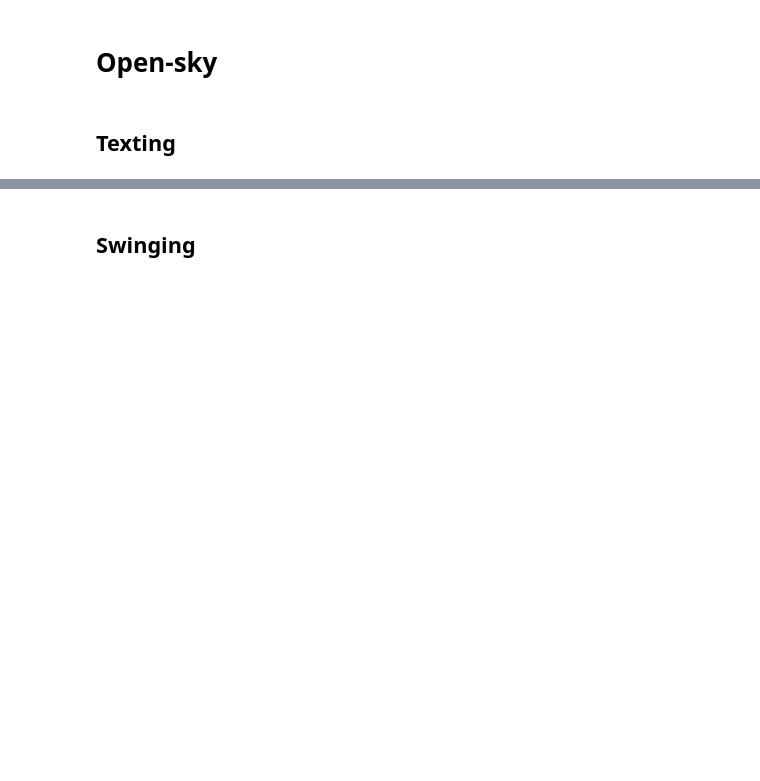
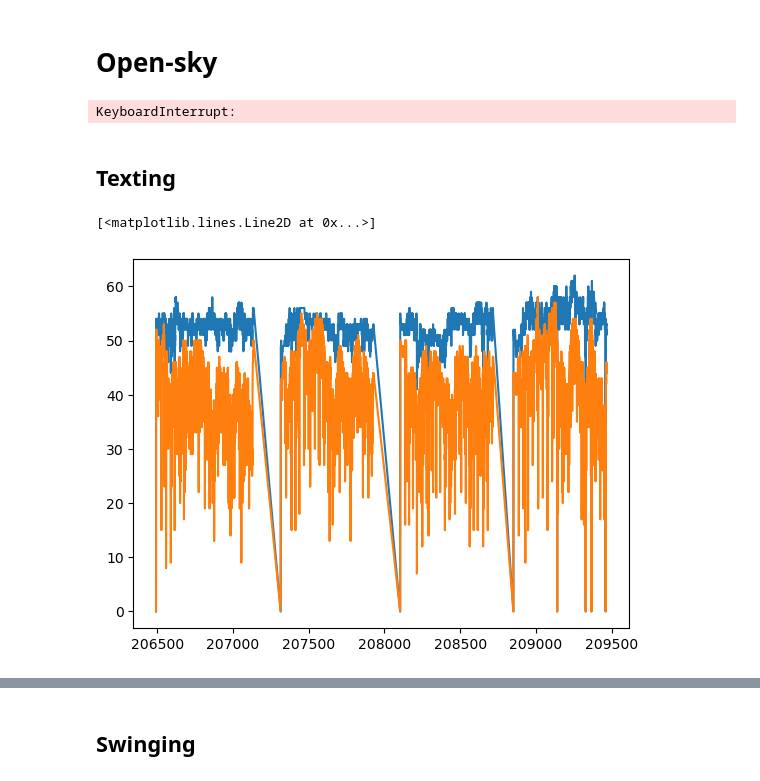
Before and after one commit to agrenier-gnss/MimirAnalyzer, a Jupyter notebook: 2024_Dataset_GEOLOC/measurement_analysis.ipynb, the cells around one changed output, grey strips where cells are left out. Cells and saved outputs as stored; diff of their text form; code cells hidden in the pictures; blank space fills up the shorter version.

```diff
--- a/2024_Dataset_GEOLOC/measurement_analysis.ipynb
+++ b/2024_Dataset_GEOLOC/measurement_analysis.ipynb
@@ -16,8 +9,10 @@ import misc
 # %% [markdown]
 # Open-sky
 # %%
-#folder_path = "/mnt/c/Users/vmangr/OneDrive - TUNI.fi/Shared/GEOLOC/dataset/S1"
-folder_path = "/mnt/c/Users/Antoine/OneDrive - TUNI.fi/Shared/GEOLOC/dataset/S1"
-acq_list = [f"A{i:02d}" for i in range(1, 11)]
+folder_path = "/mnt/c/Users/vmangr/OneDrive - TUNI.fi/Shared/GEOLOC/dataset/S1"
+#folder_path = "/mnt/c/Users/Antoine/OneDrive - TUNI.fi/Shared/GEOLOC/dataset/S1"
+acq_list = [f"A{i:d}" for i in range(1, 11)]
 device_android = ['A52', 'GP7', 'GPW', 'SW6']
 device_uliss = ['UA']
+files_type = ['RINEX', 'RAW', 'MAT']
+survey = 'S1'
@@ -23,0 +22,5 @@ device_uliss = ['UA']
+# %%
+# Load ULISS RINEX files
+log_rinex = misc.load_rinex(folder_path, acq_list, device_uliss, mode=['TEXTING', 'SWINGING', 'POCKET'], survey=survey)
+# %% [output]
+KeyboardInterrupt:
@@ -28,0 +32,7 @@ log_dict = misc.load_files(folder_path, acq_list, device_android, device_uliss,
+# %%
+plt.figure()
+plt.plot(log_mat['UA']['time'], log_mat['UA']['num_sat'])
+plt.plot(log_mat['UA']['time'], log_mat['UA']['num_sat_valid'])
+# %% [output]
+[<matplotlib.lines.Line2D at 0x...>]
+[figure, added]
```
Also changed, not shown: parts of 12 cells of this notebook, 3 other files.
